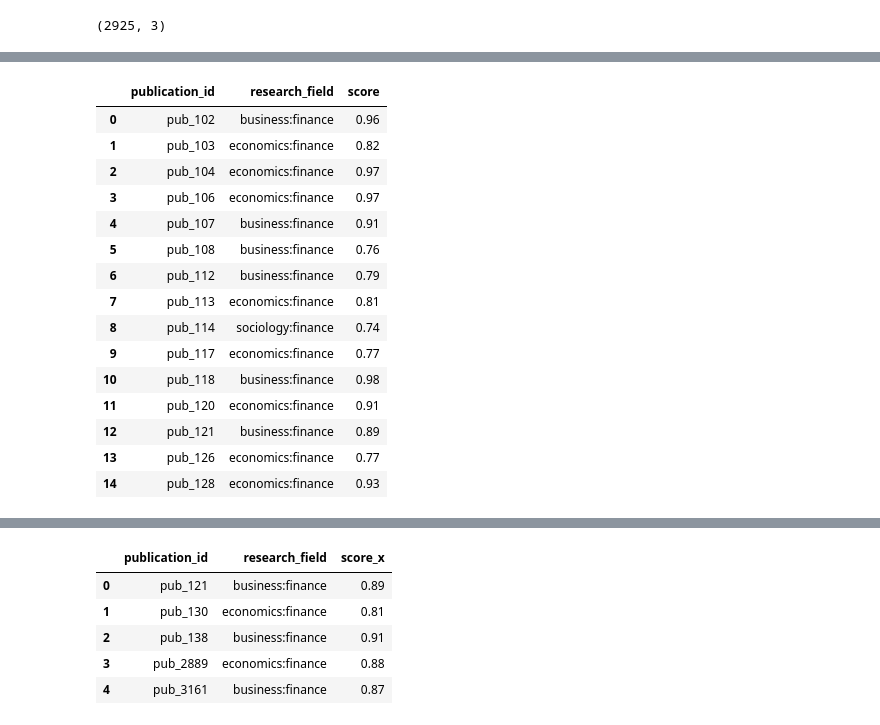
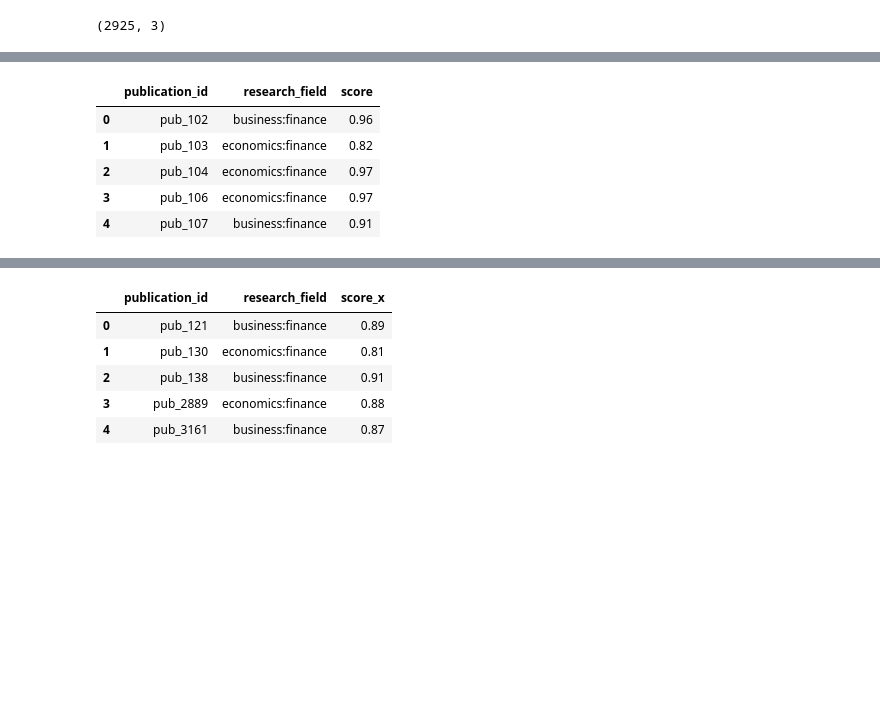
Before and after one commit to rich-context-capstone-2019/Rich-Context-Capstone, a Jupyter notebook: prototype-networkx.ipynb, the cells around one changed output, grey strips where cells are left out. Cells and saved outputs as stored; diff of their text form; code cells hidden in the pictures; blank space fills up the shorter version.

```diff
--- a/prototype-networkx.ipynb
+++ b/prototype-networkx.ipynb
@@ -52,26 +38,16 @@ filename = 'research_fields.json'
 # %%
 df_rf = pd.read_json(dirname+filename)
 # df_rf['data_set_id'] = ['data_'+str(i) for i in df_rf['data_set_id']]
 df_rf['publication_id'] = ['pub_'+str(i) for i in df_rf['publication_id']]
 # df_rf = df_rf.drop('mention_list', axis=1)
-df_rf.head(15)
+df_rf.head(5)
 # %% [output]
 |  | publication_id | research_field | score |
 | 0 | pub_102 | business:finance | 0.96 |
 | 1 | pub_103 | economics:finance | 0.82 |
 | 2 | pub_104 | economics:finance | 0.97 |
 | 3 | pub_106 | economics:finance | 0.97 |
 | 4 | pub_107 | business:finance | 0.91 |
-| 5 | pub_108 | business:finance | 0.76 |
-| 6 | pub_112 | business:finance | 0.79 |
-| 7 | pub_113 | economics:finance | 0.81 |
-| 8 | pub_114 | sociology:finance | 0.74 |
-| 9 | pub_117 | economics:finance | 0.77 |
-| 10 | pub_118 | business:finance | 0.98 |
-| 11 | pub_120 | economics:finance | 0.91 |
-| 12 | pub_121 | business:finance | 0.89 |
-| 13 | pub_126 | economics:finance | 0.77 |
-| 14 | pub_128 | economics:finance | 0.93 |
 # %%
 df_rf_visual = pd.merge(df_rf,df_visual , on='publication_id', how='inner')[['publication_id','research_field','score_x']]
 # %%
```
Also changed, not shown: parts of 46 cells of this notebook, 4 other files.
